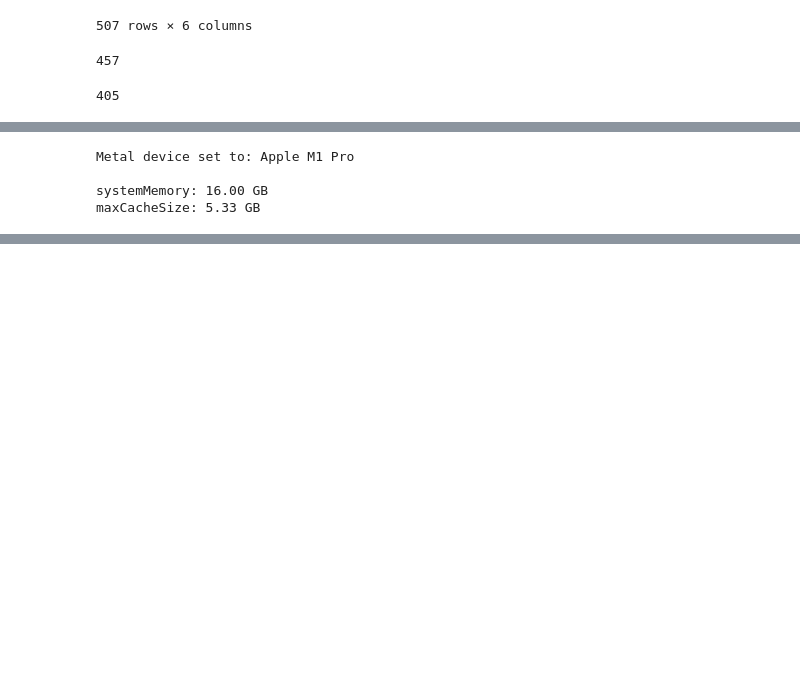
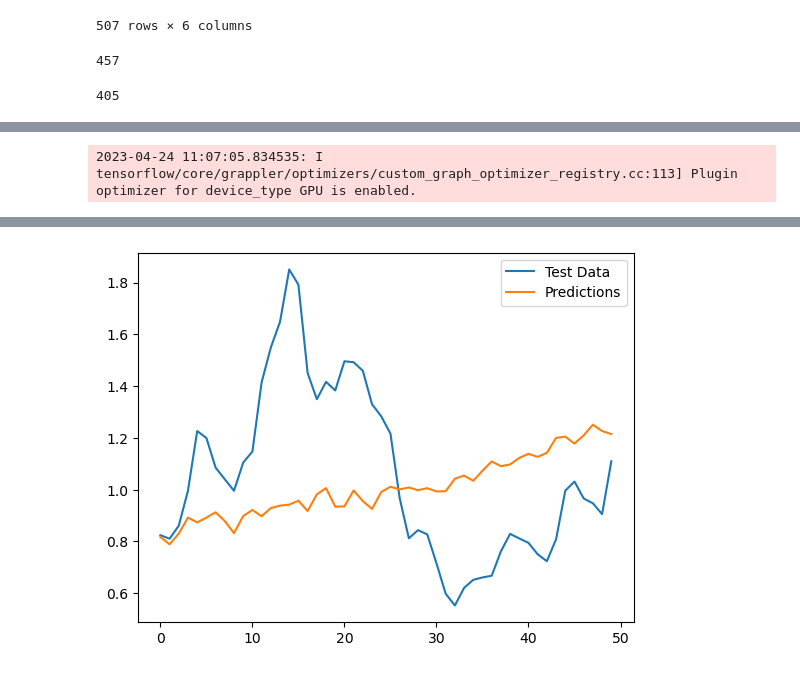
Before and after one commit to BachelorLaks/bachelor2023, a Jupyter notebook: data/Tensorflow.ipynb, the cells around one changed output, grey strips where cells are left out. Drawn from its saved outputs; the diff is of its cells as text; code cells hidden in the pictures; blank space fills up the shorter version.

```diff
--- a/data/Tensorflow.ipynb
+++ b/data/Tensorflow.ipynb
@@ -90,7 +90,7 @@ model.add(Dense(1))
 model.compile(optimizer='adam', loss='mse')
 
 # Fit the model
-model.fit_generator(generated_batches,epochs=50)
+model.fit(generated_batches,epochs=50)
 
 # Make predictions
 test_predictions = []
@@ -125,4 +123 @@ print('Test RMSE: %.3f' % rmse)
-Metal device set to: Apple M1 Pro
-
-systemMemory: 16.00 GB
-maxCacheSize: 5.33 GB
+2023-04-24 11:07:05.834535: I tensorflow/core/grappler/optimizers/custom_graph_optimizer_registry.cc:113] Plugin optimizer for device_type GPU is enabled.
@@ -129,0 +159 @@ KeyboardInterrupt:
+[figure, added]
```
Also changed, not shown: parts of 1 cell of this notebook, 2 other files.
